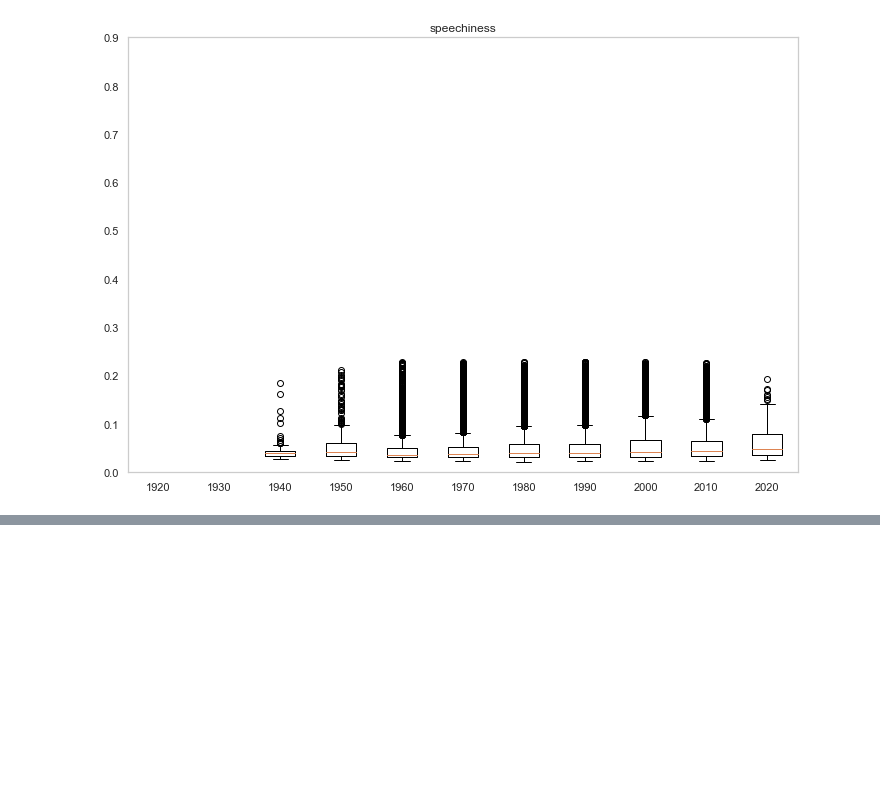
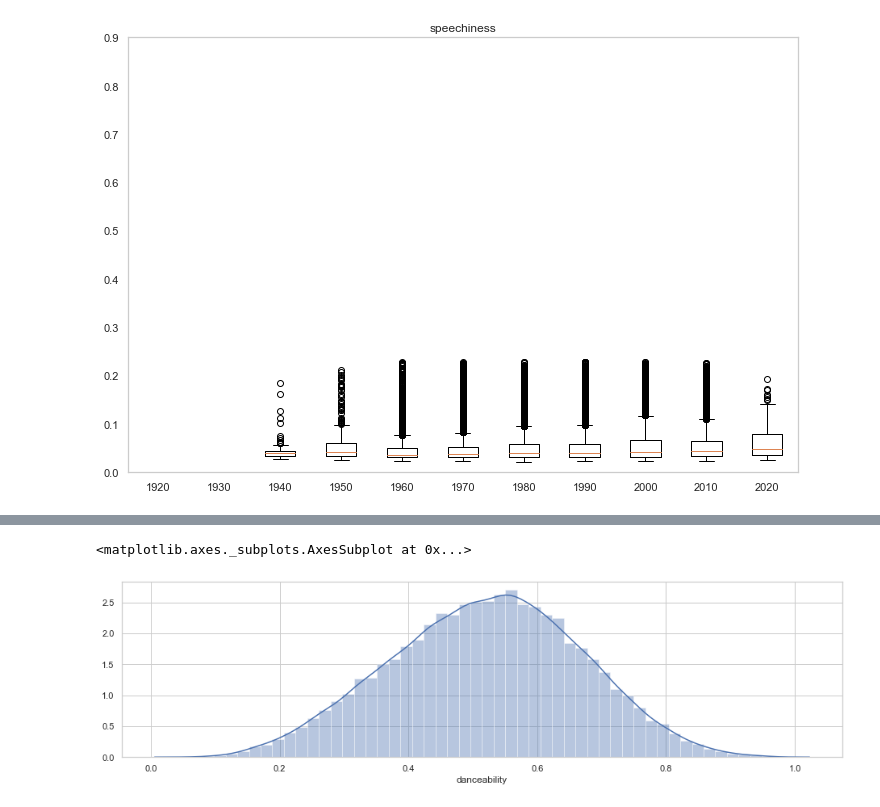
Before and after one commit to Yunaka1269/Musiconomics, a Jupyter notebook: pop_rock.ipynb, the cells around one changed output, grey strips where cells are left out. Cells and saved outputs as stored; diff of their text form; code cells hidden in the pictures; blank space fills up the shorter version.

```diff
--- a/pop_rock.ipynb
+++ b/pop_rock.ipynb
@@ -261,0 +287,6 @@ plt.show()
+# %%
+plt.figure(figsize=(16, 4))
+sns.distplot(new_df["danceability"])
+# %% [output]
+<matplotlib.axes._subplots.AxesSubplot at 0x...>
+[figure, added]
```
Also changed, not shown: parts of 7 cells of this notebook.
